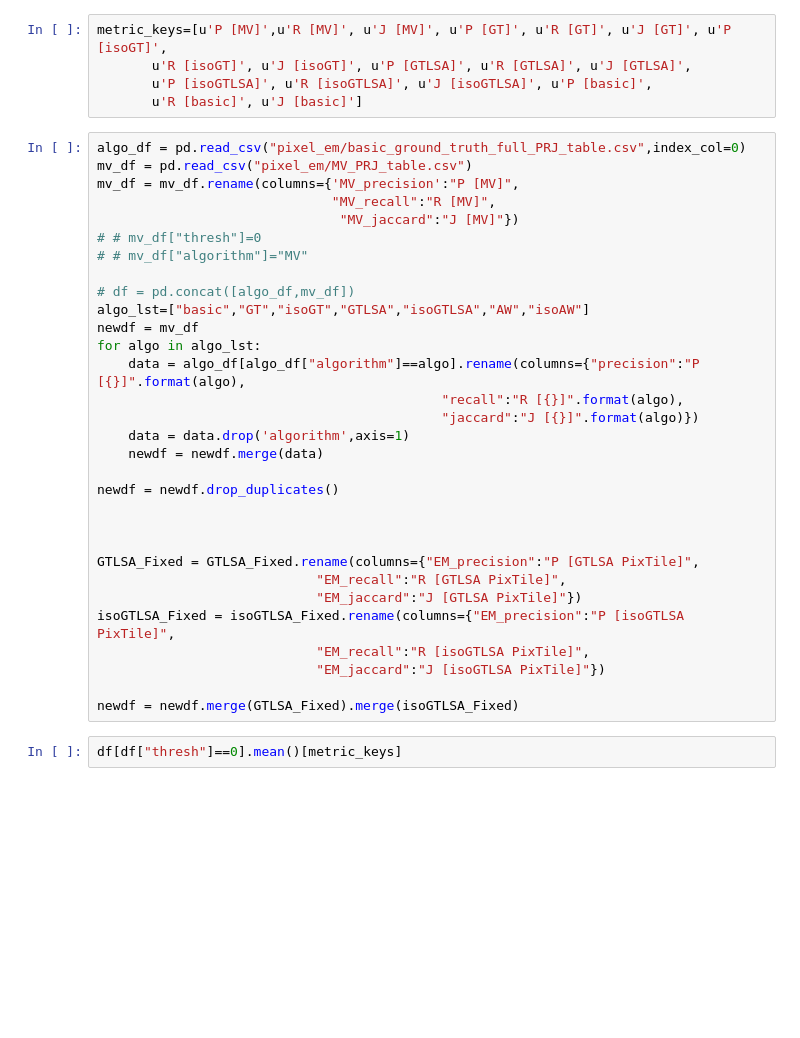
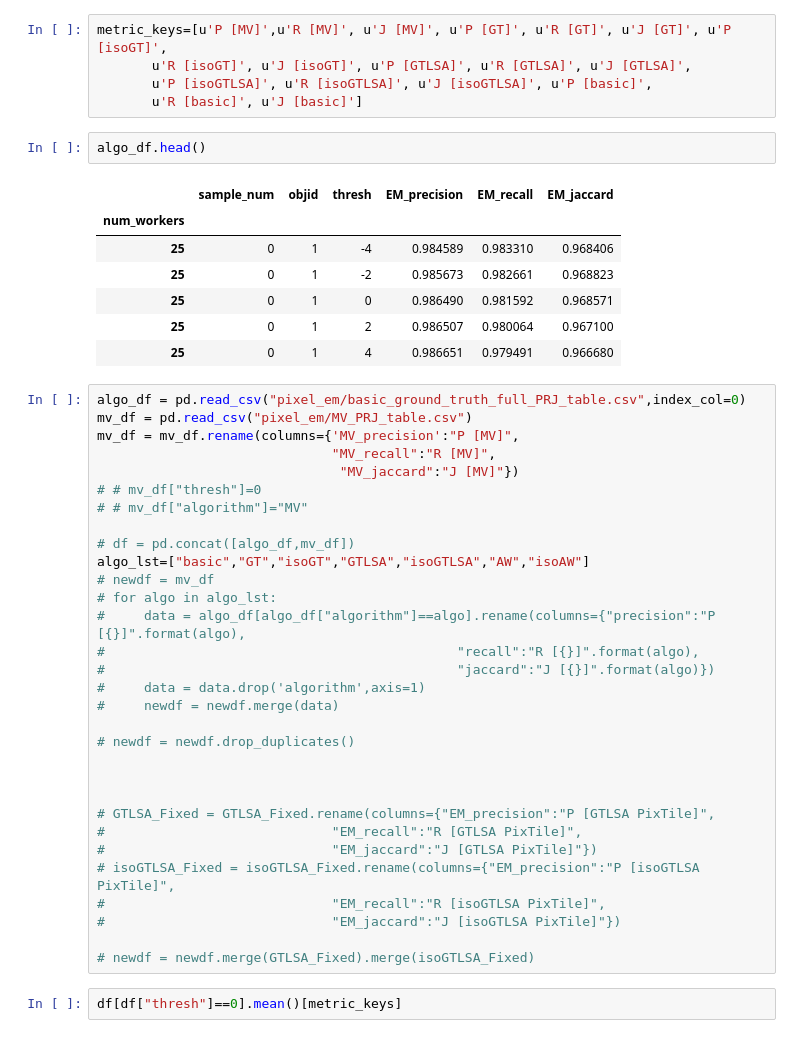
Before and after one commit to cognoscentai/segmentation, a Jupyter notebook: ipynb/PixelBasedGroundTruthExperiment.ipynb, the cells around one changed output. Drawn from its saved outputs; the diff is of its cells as text; blank space fills up the shorter version.

```diff
--- a/ipynb/PixelBasedGroundTruthExperiment.ipynb
+++ b/ipynb/PixelBasedGroundTruthExperiment.ipynb
@@ -30,6 +33,16 @@ metric_keys=[u'P [MV]',u'R [MV]', u'J [MV]', u'P [GT]', u'R [GT]', u'J [GT]', u'
        u'R [isoGT]', u'J [isoGT]', u'P [GTLSA]', u'R [GTLSA]', u'J [GTLSA]',
        u'P [isoGTLSA]', u'R [isoGTLSA]', u'J [isoGTLSA]', u'P [basic]',
        u'R [basic]', u'J [basic]']
+# %%
+algo_df.head()
+# %% [output]
+|  | sample_num | objid | thresh | EM_precision | EM_recall | EM_jaccard |
+| num_workers |  |  |  |  |  |  |
+| 25 | 0 | 1 | -4 | 0.984589 | 0.983310 | 0.968406 |
+| 25 | 0 | 1 | -2 | 0.985673 | 0.982661 | 0.968823 |
+| 25 | 0 | 1 | 0 | 0.986490 | 0.981592 | 0.968571 |
+| 25 | 0 | 1 | 2 | 0.986507 | 0.980064 | 0.967100 |
+| 25 | 0 | 1 | 4 | 0.986651 | 0.979491 | 0.966680 |
 # %%
 algo_df = pd.read_csv("pixel_em/basic_ground_truth_full_PRJ_table.csv",index_col=0)
 mv_df = pd.read_csv("pixel_em/MV_PRJ_table.csv")
@@ -41,26 +54,26 @@ mv_df = mv_df.rename(columns={'MV_precision':"P [MV]",
 
 # df = pd.concat([algo_df,mv_df])
 algo_lst=["basic","GT","isoGT","GTLSA","isoGTLSA","AW","isoAW"]
-newdf = mv_df
-for algo in algo_lst:
-    data = algo_df[algo_df["algorithm"]==algo].rename(columns={"precision":"P [{}]".format(algo),
-                                            "recall":"R [{}]".format(algo),
-                                            "jaccard":"J [{}]".format(algo)})
-    data = data.drop('algorithm',axis=1)
-    newdf = newdf.merge(data)
+# newdf = mv_df
+# for algo in algo_lst:
+#     data = algo_df[algo_df["algorithm"]==algo].rename(columns={"precision":"P [{}]".format(algo),
+#                                             "recall":"R [{}]".format(algo),
+#                                             "jaccard":"J [{}]".format(algo)})
+#     data = data.drop('algorithm',axis=1)
+#     newdf = newdf.merge(data)
 
-newdf = newdf.drop_duplicates()
+# newdf = newdf.drop_duplicates()
 
 
 
-GTLSA_Fixed = GTLSA_Fixed.rename(columns={"EM_precision":"P [GTLSA PixTile]",
-                            "EM_recall":"R [GTLSA PixTile]",
-                            "EM_jaccard":"J [GTLSA PixTile]"})
-isoGTLSA_Fixed = isoGTLSA_Fixed.rename(columns={"EM_precision":"P [isoGTLSA PixTile]",
-                            "EM_recall":"R [isoGTLSA PixTile]",
-                            "EM_jaccard":"J [isoGTLSA PixTile]"})
+# GTLSA_Fixed = GTLSA_Fixed.rename(columns={"EM_precision":"P [GTLSA PixTile]",
+#                             "EM_recall":"R [GTLSA PixTile]",
+#                             "EM_jaccard":"J [GTLSA PixTile]"})
+# isoGTLSA_Fixed = isoGTLSA_Fixed.rename(columns={"EM_precision":"P [isoGTLSA PixTile]",
+#                             "EM_recall":"R [isoGTLSA PixTile]",
+#                             "EM_jaccard":"J [isoGTLSA PixTile]"})
 
-newdf = newdf.merge(GTLSA_Fixed).merge(isoGTLSA_Fixed)
+# newdf = newdf.merge(GTLSA_Fixed).merge(isoGTLSA_Fixed)
 # %%
 df[df["thresh"]==0].mean()[metric_keys]
 # %% [output]
```
Also changed, not shown: parts of 6 cells of this notebook, 2 other files.
